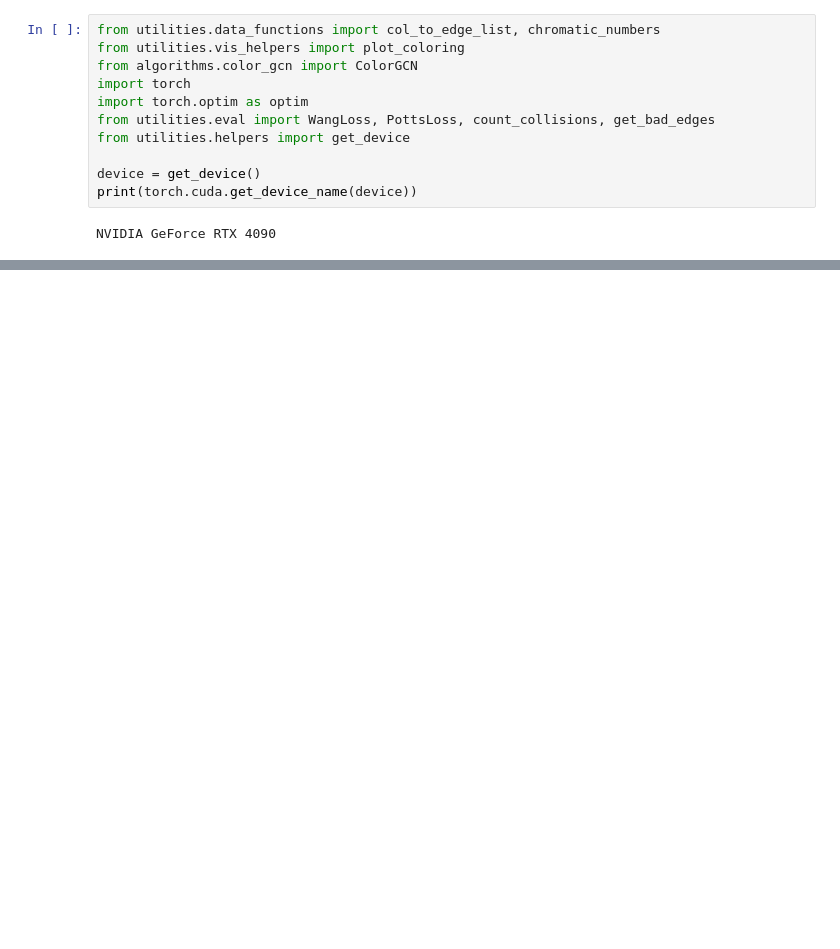
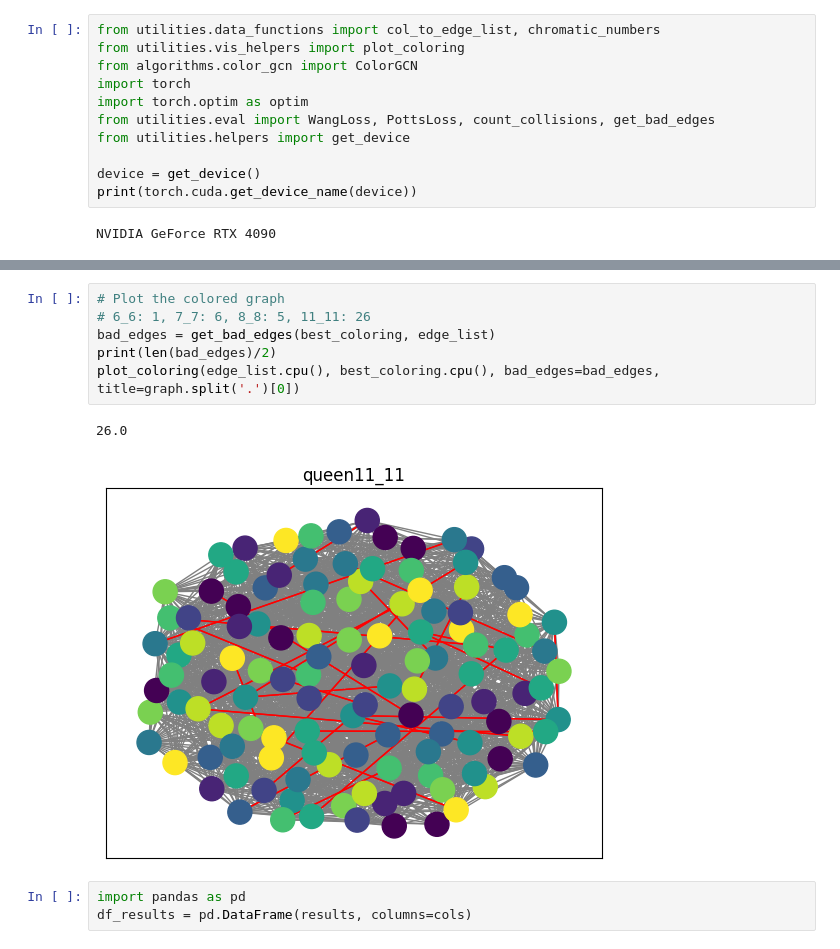
Before and after one commit to dipplestix/GNN, a Jupyter notebook: color_notebook.ipynb, the cells around one changed output, grey strips where cells are left out. Cells and saved outputs as stored; diff of their text form; blank space fills up the shorter version.

```diff
--- a/color_notebook.ipynb
+++ b/color_notebook.ipynb
@@ -206,3 +152,15 @@ for in_dim in tqdm([16], desc='in_dim'):
                     coloring = torch.argmax(out, dim=1)
                     collisions = count_collisions(coloring, edge_list)
                     results.append([in_dim, hid_dim, dropout, use_embedding, lr, collisions])
+# %%
+# Plot the colored graph
+# 6_6: 1, 7_7: 6, 8_8: 5, 11_11: 26
+bad_edges = get_bad_edges(best_coloring, edge_list)
+print(len(bad_edges)/2)
+plot_coloring(edge_list.cpu(), best_coloring.cpu(), bad_edges=bad_edges, title=graph.split('.')[0])
+# %% [output]
+26.0
+[figure, added]
+# %%
+import pandas as pd
+df_results = pd.DataFrame(results, columns=cols)
```
Also changed, not shown: parts of 13 cells of this notebook, 3 other files.
